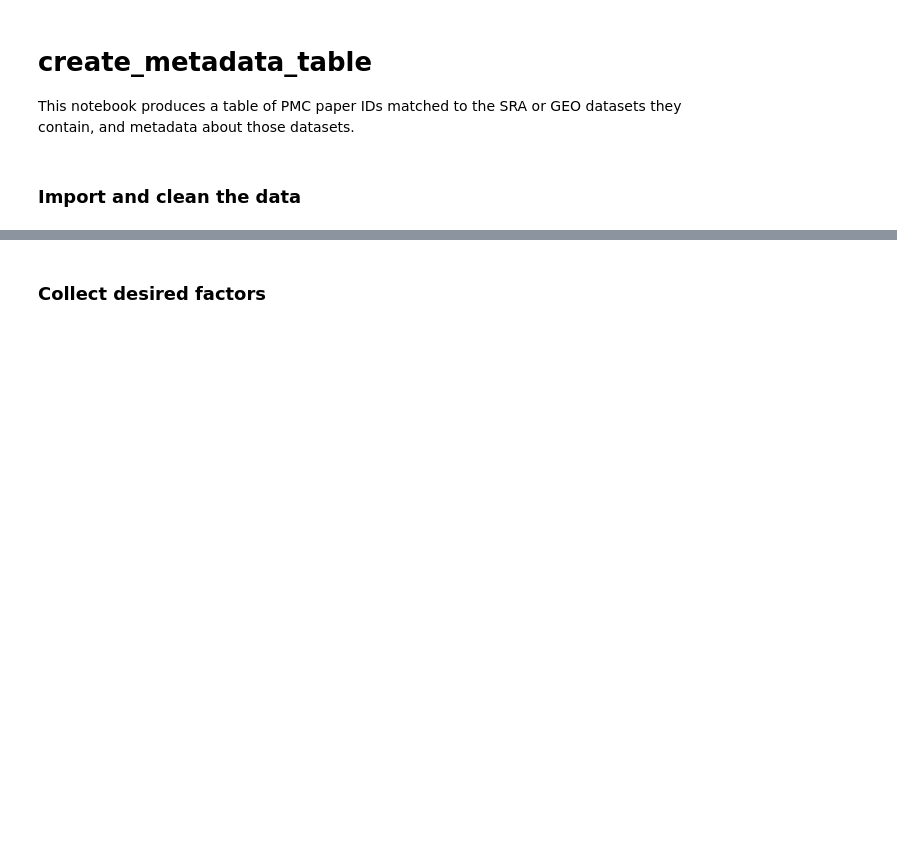
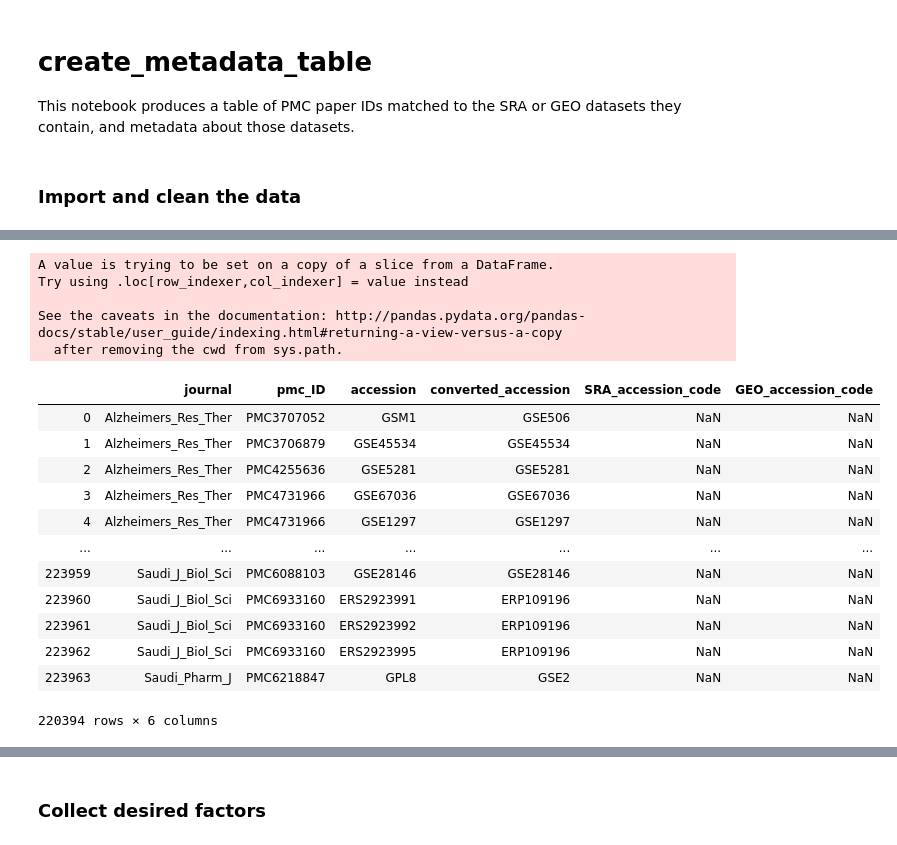
Before and after one commit to smangul1/data_reusability, a Jupyter notebook: jupyter_notebooks/create_metadata_table.ipynb, the cells around one changed output, grey strips where cells are left out. Saved outputs shown, nothing was run; the diff lists cells and outputs as text; code cells hidden in the pictures; blank space fills up the shorter version.

```diff
--- a/jupyter_notebooks/create_metadata_table.ipynb
+++ b/jupyter_notebooks/create_metadata_table.ipynb
@@ -100,0 +175,25 @@ pmcData = pmcData[~pmcData.converted_accession.isin(w)]
+# %%
+# convert SRA ID of duplicated datasets to GEO ID
+ovAccNA = ovAcc.loc[ovAcc["SRA_accession_code"].isna(), :]
+ovAcc = ovAcc.loc[~ovAcc["SRA_accession_code"].isna(), :]
+ovAcc['converted_accession'] = ovAcc["GEO_accession_code"]
+ovAccNA
+# %% [output]
+A value is trying to be set on a copy of a slice from a DataFrame.
+Try using .loc[row_indexer,col_indexer] = value instead
+
+See the caveats in the documentation: http://pandas.pydata.org/pandas-docs/stable/user_guide/indexing.html#returning-a-view-versus-a-copy
+  after removing the cwd from sys.path.
+|  | journal | pmc_ID | accession | converted_accession | SRA_accession_code | GEO_accession_code |
+| 0 | Alzheimers_Res_Ther | PMC3707052 | GSM1 | GSE506 | NaN | NaN |
+| 1 | Alzheimers_Res_Ther | PMC3706879 | GSE45534 | GSE45534 | NaN | NaN |
+| 2 | Alzheimers_Res_Ther | PMC4255636 | GSE5281 | GSE5281 | NaN | NaN |
+| 3 | Alzheimers_Res_Ther | PMC4731966 | GSE67036 | GSE67036 | NaN | NaN |
+| 4 | Alzheimers_Res_Ther | PMC4731966 | GSE1297 | GSE1297 | NaN | NaN |
+| ... | ... | ... | ... | ... | ... | ... |
+| 223959 | Saudi_J_Biol_Sci | PMC6088103 | GSE28146 | GSE28146 | NaN | NaN |
+| 223960 | Saudi_J_Biol_Sci | PMC6933160 | ERS2923991 | ERP109196 | NaN | NaN |
+| 223961 | Saudi_J_Biol_Sci | PMC6933160 | ERS2923992 | ERP109196 | NaN | NaN |
+| 223962 | Saudi_J_Biol_Sci | PMC6933160 | ERS2923995 | ERP109196 | NaN | NaN |
+| 223963 | Saudi_Pharm_J | PMC6218847 | GPL8 | GSE2 | NaN | NaN |
+220394 rows × 6 columns
```
Also changed, not shown: parts of 11 cells of this notebook, 27 other files.
